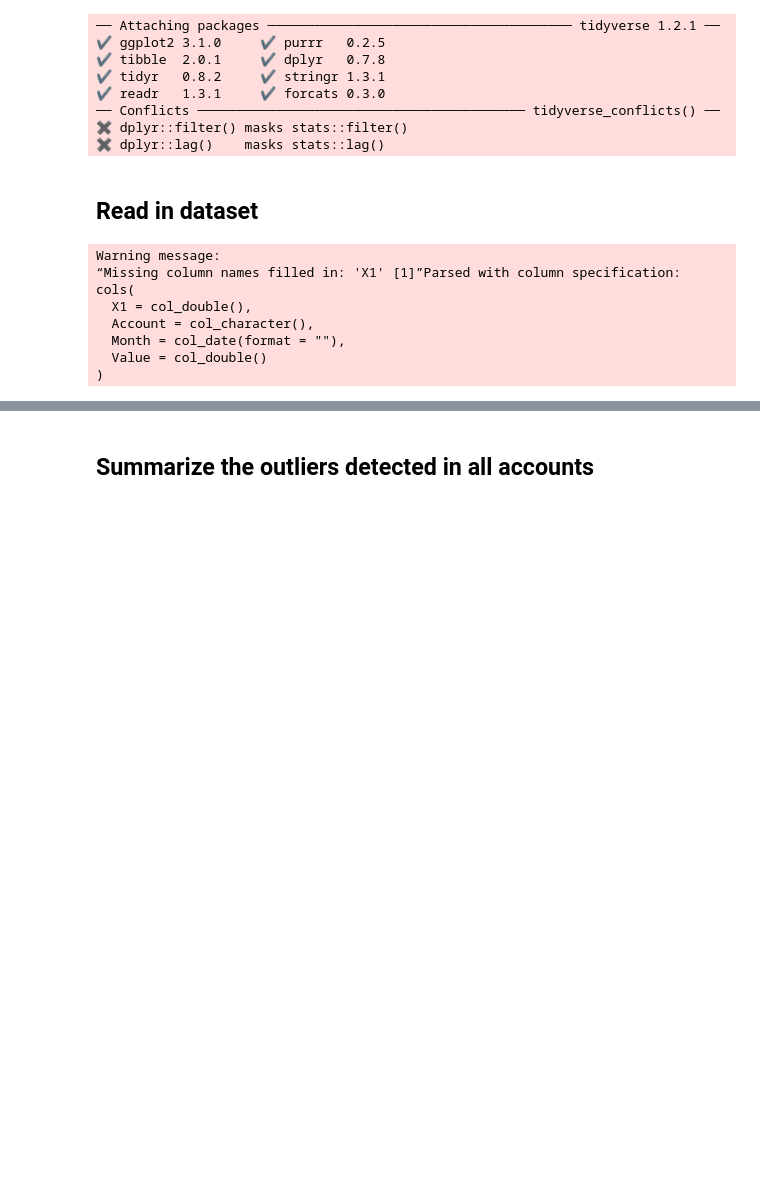
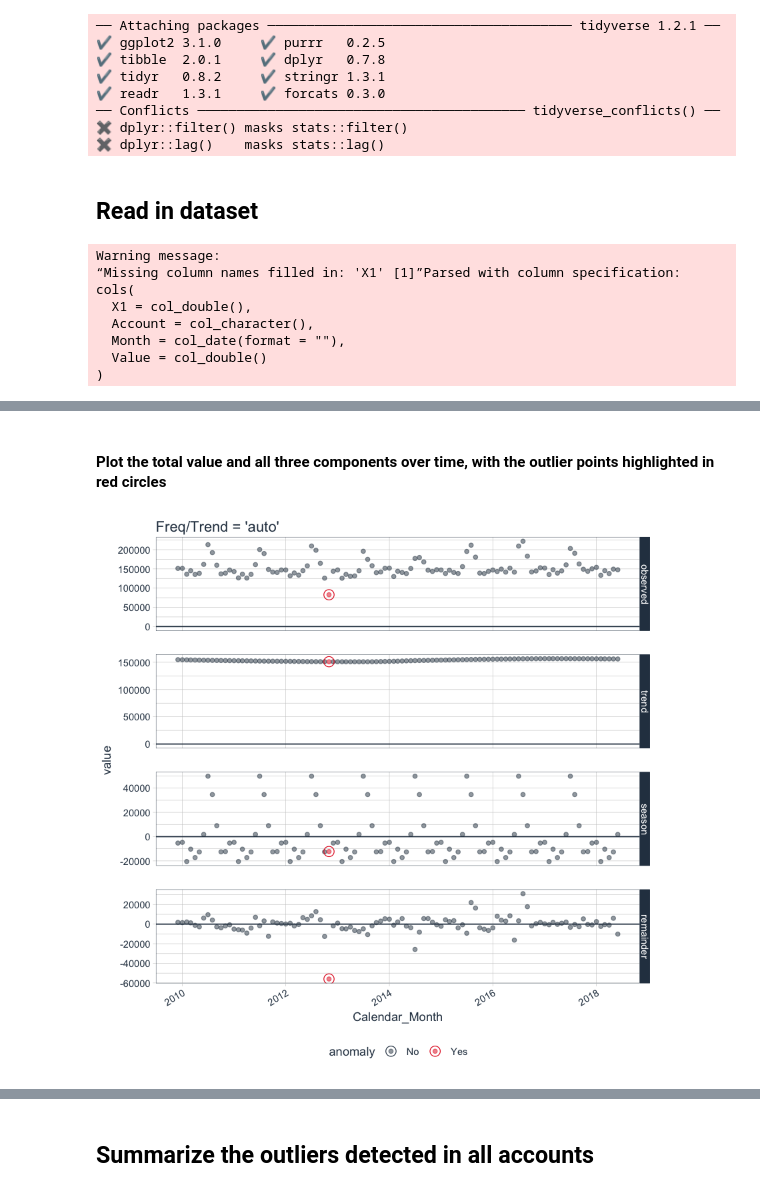
Before and after one commit to jasonfeiwang/Anomaly-Detectors, a Jupyter notebook: src/Decomposition_Demo.ipynb, the cells around one changed output, grey strips where cells are left out. Drawn from its saved outputs; the diff is of its cells as text; code cells hidden in the pictures; blank space fills up the shorter version.

```diff
--- a/src/Decomposition_Demo.ipynb
+++ b/src/Decomposition_Demo.ipynb
@@ -47,0 +123,15 @@ tb_all <- mutate(tb_all, Value = ifelse(is.na(Value), 0, Value))
+# %%
+# Calculate residuals
+iqr_6X <- ts_anomalized %>%
+        anomalize(remainder, method = 'iqr', alpha = 0.025) %>%
+        time_recompose()
+# %% [markdown]
+#### Plot the total value and all three components over time, with the outlier points highlighted in red circles
+# %%
+p2 <- iqr_6X %>%
+    plot_anomaly_decomposition(alpha_dot = 0.5) +
+    ggtitle("Freq/Trend = 'auto'")
+
+p2
+# %% [output]
+[figure, added]
```
Also changed, not shown: parts of 50 cells of this notebook, 2 other files.
